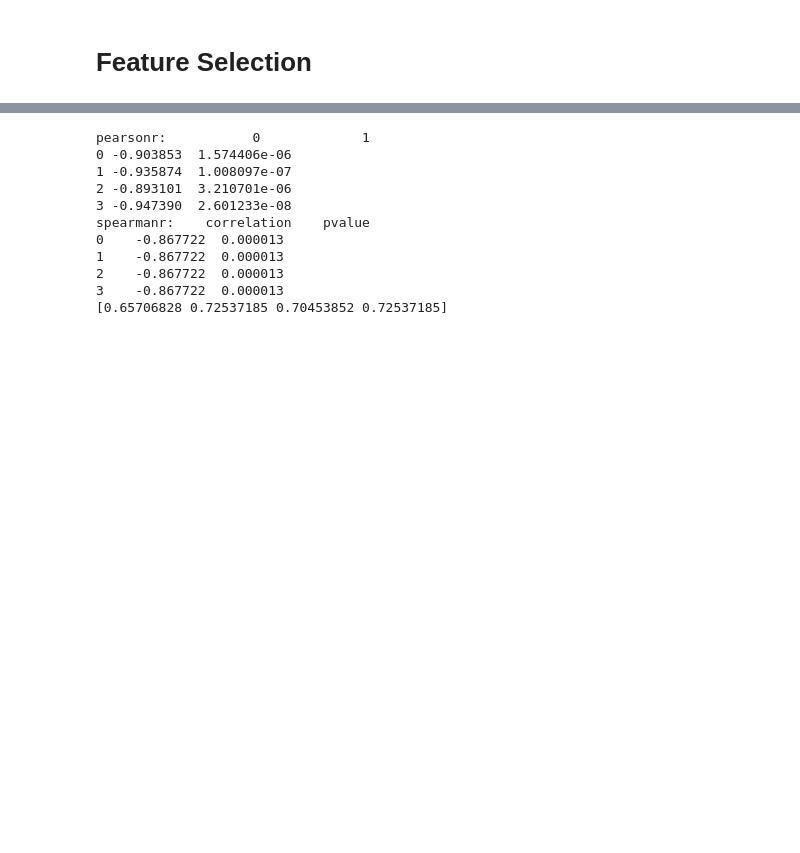
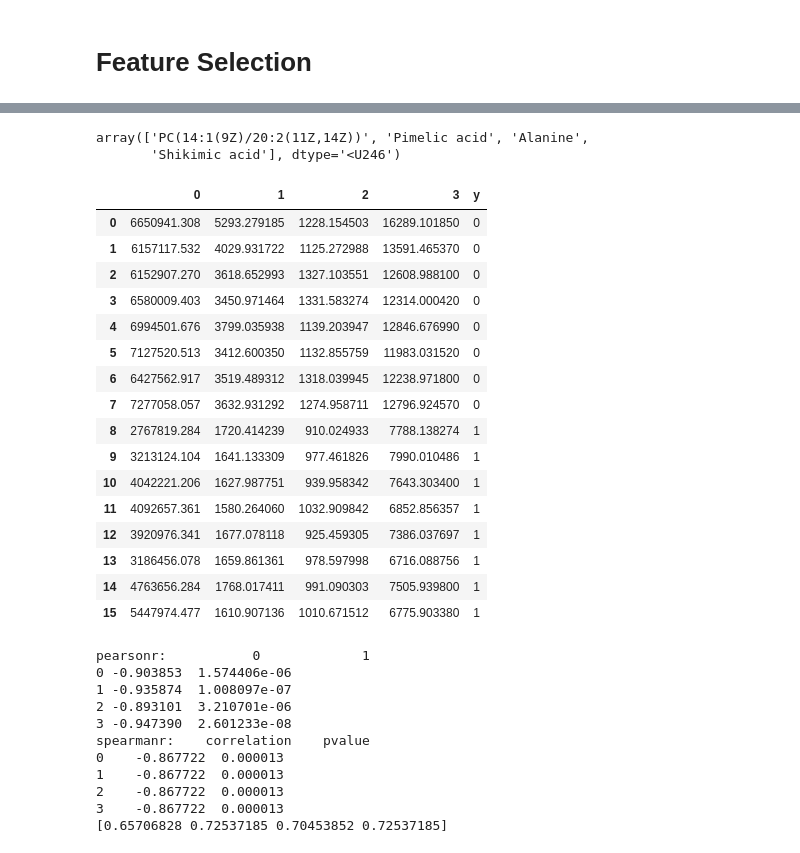
Before and after one commit to zhangys11/qsi-tk, a Jupyter notebook: notebook/qsi.fs - metabolomics.ipynb, the cells around one changed output, grey strips where cells are left out. Saved outputs shown, nothing was run; the diff lists cells and outputs as text; code cells hidden in the pictures; blank space fills up the shorter version.

```diff
--- a/notebook/qsi.fs - metabolomics.ipynb
+++ b/notebook/qsi.fs - metabolomics.ipynb
@@ -243,3 +218,30 @@ data1
+# %%
+np.array(X_names)[FS_COMMON_IDX]
+# %% [output]
+array(['PC(14:1(9Z)/20:2(11Z,14Z))', 'Pimelic acid', 'Alanine',
+       'Shikimic acid'], dtype='<U246')
+# %%
+data_fs = pd.DataFrame(X[:,FS_COMMON_IDX])
+data_fs['y'] = y
+data_fs
+# %% [output]
+|  | 0 | 1 | 2 | 3 | y |
+| 0 | 6650941.308 | 5293.279185 | 1228.154503 | 16289.101850 | 0 |
+| 1 | 6157117.532 | 4029.931722 | 1125.272988 | 13591.465370 | 0 |
+| 2 | 6152907.270 | 3618.652993 | 1327.103551 | 12608.988100 | 0 |
+| 3 | 6580009.403 | 3450.971464 | 1331.583274 | 12314.000420 | 0 |
+| 4 | 6994501.676 | 3799.035938 | 1139.203947 | 12846.676990 | 0 |
+| 5 | 7127520.513 | 3412.600350 | 1132.855759 | 11983.031520 | 0 |
+| 6 | 6427562.917 | 3519.489312 | 1318.039945 | 12238.971800 | 0 |
+| 7 | 7277058.057 | 3632.931292 | 1274.958711 | 12796.924570 | 0 |
+| 8 | 2767819.284 | 1720.414239 | 910.024933 | 7788.138274 | 1 |
+| 9 | 3213124.104 | 1641.133309 | 977.461826 | 7990.010486 | 1 |
+| 10 | 4042221.206 | 1627.987751 | 939.958342 | 7643.303400 | 1 |
+| 11 | 4092657.361 | 1580.264060 | 1032.909842 | 6852.856357 | 1 |
+| 12 | 3920976.341 | 1677.078118 | 925.459305 | 7386.037697 | 1 |
+| 13 | 3186456.078 | 1659.861361 | 978.597998 | 6716.088756 | 1 |
+| 14 | 4763656.284 | 1768.017411 | 991.090303 | 7505.939800 | 1 |
+| 15 | 5447974.477 | 1610.907136 | 1010.671512 | 6775.903380 | 1 |
 # %%
 from scipy.stats import pearsonr,spearmanr
 from sklearn.feature_selection import mutual_info_classif
```
Also changed, not shown: parts of 13 cells of this notebook, 3 other files.
